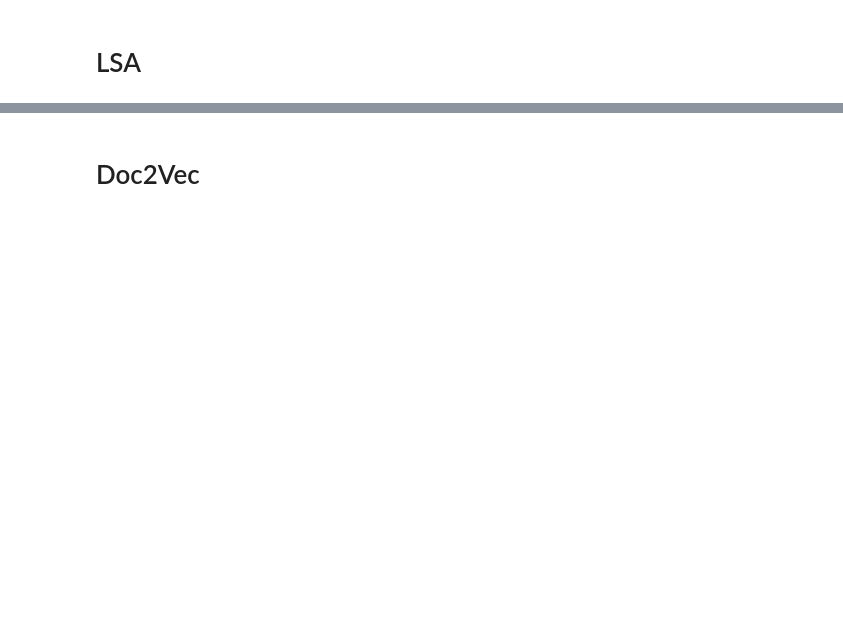
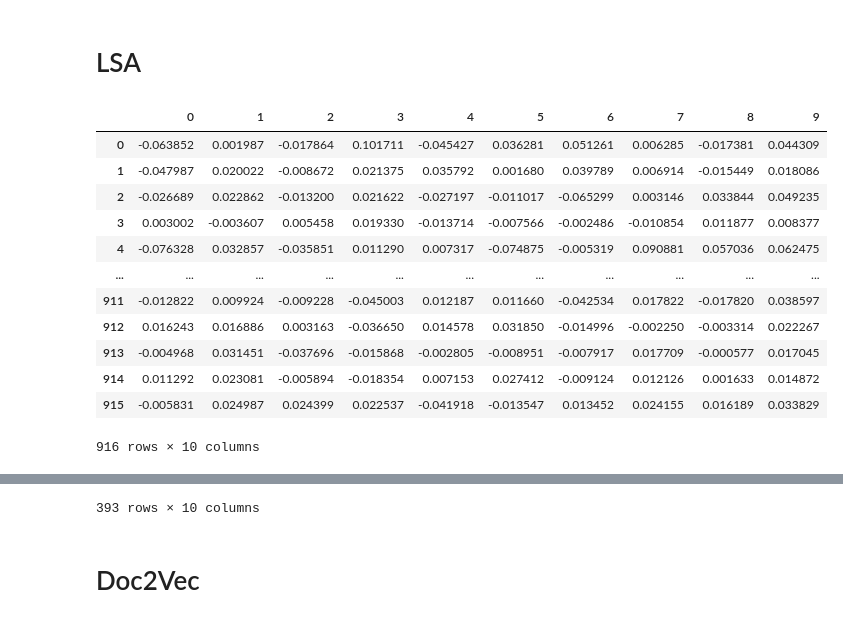
Before and after one commit to flxmlr/DLTA_Assignment2, a Jupyter notebook: Assignment_2_Text_Analytics_Team1.ipynb, the cells around one changed output, grey strips where cells are left out. Drawn from its saved outputs; the diff is of its cells as text; code cells hidden in the pictures; blank space fills up the shorter version.

```diff
--- a/Assignment_2_Text_Analytics_Team1.ipynb
+++ b/Assignment_2_Text_Analytics_Team1.ipynb
@@ -315,16 +400,30 @@ test_tfidf_matrix = do_tfidf(data_test)
 # %%
 from scipy.sparse.linalg import svds
 
 def do_lsa(data):
     num_components = 10
-    q, s, p = svds(tfidf, k = num_components)
+    q, s, p = svds(data, k = num_components)
 
     lsa_doc_matrix = pd.DataFrame(data=q)
 
-    #display(lsa_doc_matrix)
+    display(lsa_doc_matrix)
 
     return(lsa_doc_matrix)
 
 # call function
 train_lsa_matrix = do_lsa(train_tfidf_matrix)
 test_lsa_matrix = do_lsa(test_tfidf_matrix)
+# %% [output]
+|  | 0 | 1 | 2 | 3 | 4 | 5 | 6 | 7 | 8 | 9 |
+| 0 | -0.063852 | 0.001987 | -0.017864 | 0.101711 | -0.045427 | 0.036281 | 0.051261 | 0.006285 | -0.017381 | 0.044309 |
+| 1 | -0.047987 | 0.020022 | -0.008672 | 0.021375 | 0.035792 | 0.001680 | 0.039789 | 0.006914 | -0.015449 | 0.018086 |
+| 2 | -0.026689 | 0.022862 | -0.013200 | 0.021622 | -0.027197 | -0.011017 | -0.065299 | 0.003146 | 0.033844 | 0.049235 |
+| 3 | 0.003002 | -0.003607 | 0.005458 | 0.019330 | -0.013714 | -0.007566 | -0.002486 | -0.010854 | 0.011877 | 0.008377 |
+| 4 | -0.076328 | 0.032857 | -0.035851 | 0.011290 | 0.007317 | -0.074875 | -0.005319 | 0.090881 | 0.057036 | 0.062475 |
+| ... | ... | ... | ... | ... | ... | ... | ... | ... | ... | ... |
+| 911 | -0.012822 | 0.009924 | -0.009228 | -0.045003 | 0.012187 | 0.011660 | -0.042534 | 0.017822 | -0.017820 | 0.038597 |
+| 912 | 0.016243 | 0.016886 | 0.003163 | -0.036650 | 0.014578 | 0.031850 | -0.014996 | -0.002250 | -0.003314 | 0.022267 |
+| 913 | -0.004968 | 0.031451 | -0.037696 | -0.015868 | -0.002805 | -0.008951 | -0.007917 | 0.017709 | -0.000577 | 0.017045 |
+| 914 | 0.011292 | 0.023081 | -0.005894 | -0.018354 | 0.007153 | 0.027412 | -0.009124 | 0.012126 | 0.001633 | 0.014872 |
+| 915 | -0.005831 | 0.024987 | 0.024399 | 0.022537 | -0.041918 | -0.013547 | 0.013452 | 0.024155 | 0.016189 | 0.033829 |
+916 rows × 10 columns
@@ -331,3 +442,4 @@ test_lsa_matrix = do_lsa(test_tfidf_matrix)
+393 rows × 10 columns
 # %% [markdown]
 # Doc2Vec
 # %%
```
Also changed, not shown: parts of 11 cells of this notebook.
